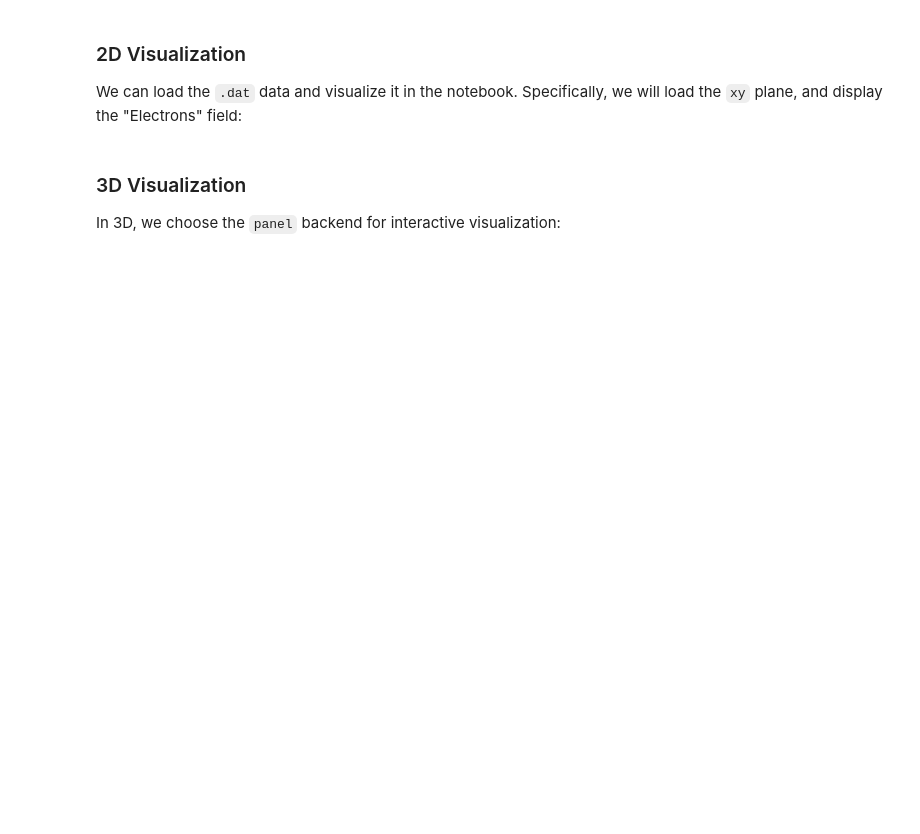
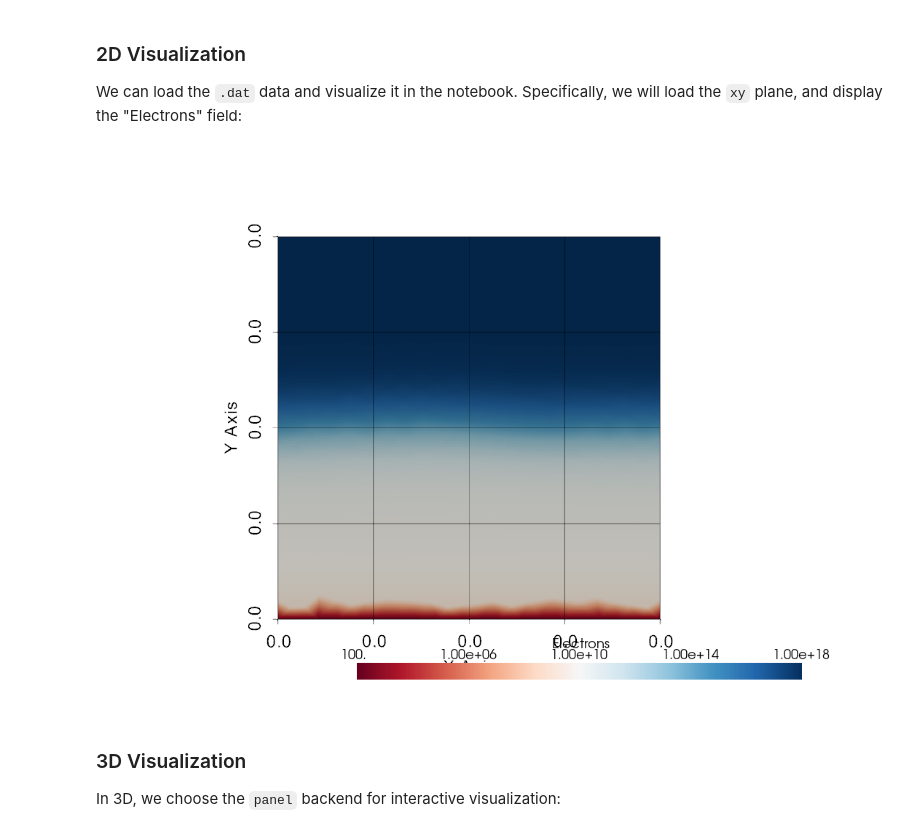
Before and after one commit to PHANNhatTien/TCAD-training, a Jupyter notebook: examples/plotting/visualization.ipynb, the cells around one changed output. Drawn from its saved outputs; the diff is of its cells as text; code cells hidden in the pictures; blank space fills up the shorter version.

```diff
--- a/examples/plotting/visualization.ipynb
+++ b/examples/plotting/visualization.ipynb
@@ -61,14 +89,18 @@ We can load the `.dat` data and visualize it in the notebook. Specifically, we w
 import pyvista as pv
 from wurlitzer import pipes # To suppress some vtk output
 # %%
+import os
+
 with pipes() as (out, err):
-    reader = pv.get_reader('../gmsh_diode2d.dat')
+    reader = pv.get_reader(os.path.join(base_dir, 'gmsh_diode2d.dat'))
     mesh = reader.read()
     plotter = pv.Plotter(notebook=True)
     _ = plotter.add_mesh(mesh, scalars='Electrons', log_scale=True, cmap='RdBu')
     _ = plotter.show_grid()
     _ = plotter.camera_position = "xy"
     _ = plotter.show(jupyter_backend='panel')
+# %% [output]
+[figure, added]
 # %% [markdown]
 ### 3D Visualization
 
```
Also changed, not shown: parts of 3 cells of this notebook.
